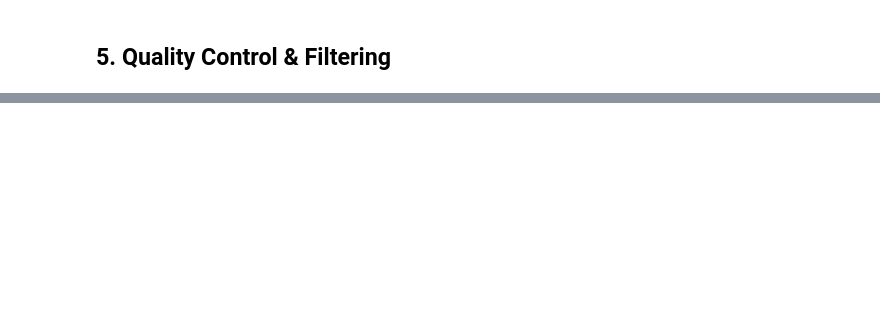
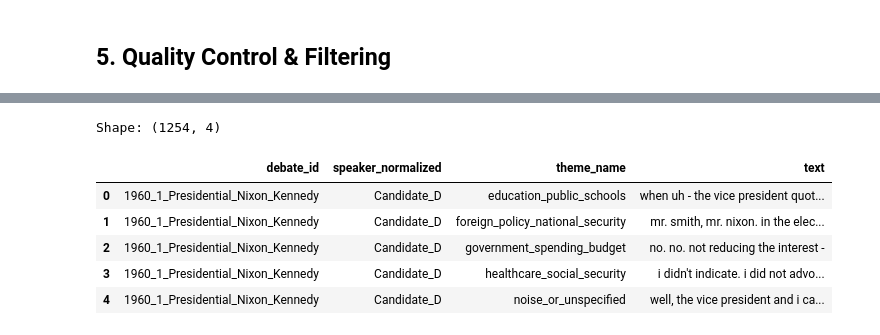
Before and after one commit to emmacristinamora/thesis, a Jupyter notebook: notebooks/04_framing_analysis.ipynb, the cells around one changed output, grey strips where cells are left out. Drawn from its saved outputs; the diff is of its cells as text; code cells hidden in the pictures; blank space fills up the shorter version.

```diff
--- a/notebooks/04_framing_analysis.ipynb
+++ b/notebooks/04_framing_analysis.ipynb
@@ -356,0 +702,28 @@ KeyboardInterrupt:
+# %%
+# === AGGREGATE DEBATE UTTERANCES ===
+# combine utterances into larger text chunks for more robust framing
+
+
+FRAMES_DIR = REPO_DIR / "frames"
+FRAMES_DIR.mkdir(parents=True, exist_ok=True)
+
+df_debates_frames = pd.read_csv(FRAMES_DIR / "debates_frames_simple.csv")
+
+BATCH_SIZE = 32
+
+AGG_DIR = FRAMES_DIR / "aggregated"
+AGG_DIR.mkdir(parents=True, exist_ok=True)
+
+# pick grouping variables depending on available columns
+group_cols = ["debate_id", "speaker_normalized", "theme_name"]
+
+# aggregate text
+df_debates_agg = (
+    df_debates_frames
+    .groupby(group_cols)["text"]
+    .apply(lambda x: " ".join(x.tolist()))
+    .reset_index()
+)
+
+print("[INFO] Aggregated debates shape:", df_debates_agg.shape)
+print(df_debates_agg.head())
@@ -356,0 +748,13 @@ KeyboardInterrupt:
+# %%
+# === QUICK CHECKS ===
+
+print(f"Shape: {df_debates_agg.shape}")
+display(df_debates_agg.head())
+# %% [output]
+Shape: (1254, 4)
+|  | debate_id | speaker_normalized | theme_name | text |
+| 0 | 1960_1_Presidential_Nixon_Kennedy | Candidate_D | education_public_schools | when uh - the vice president quot... |
+| 1 | 1960_1_Presidential_Nixon_Kennedy | Candidate_D | foreign_policy_national_security | mr. smith, mr. nixon. in the elec... |
+| 2 | 1960_1_Presidential_Nixon_Kennedy | Candidate_D | government_spending_budget | no. no. not reducing the interest - |
+| 3 | 1960_1_Presidential_Nixon_Kennedy | Candidate_D | healthcare_social_security | i didn't indicate. i did not advo... |
+| 4 | 1960_1_Presidential_Nixon_Kennedy | Candidate_D | noise_or_unspecified | well, the vice president and i ca... |
```
Also changed, not shown: parts of 22 cells of this notebook, 1 other file.
